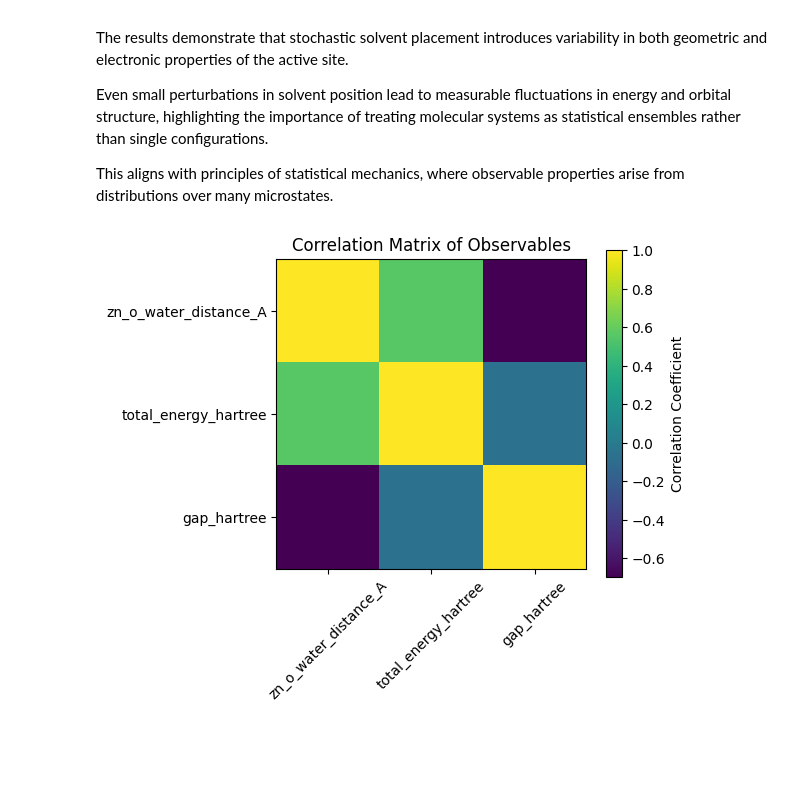
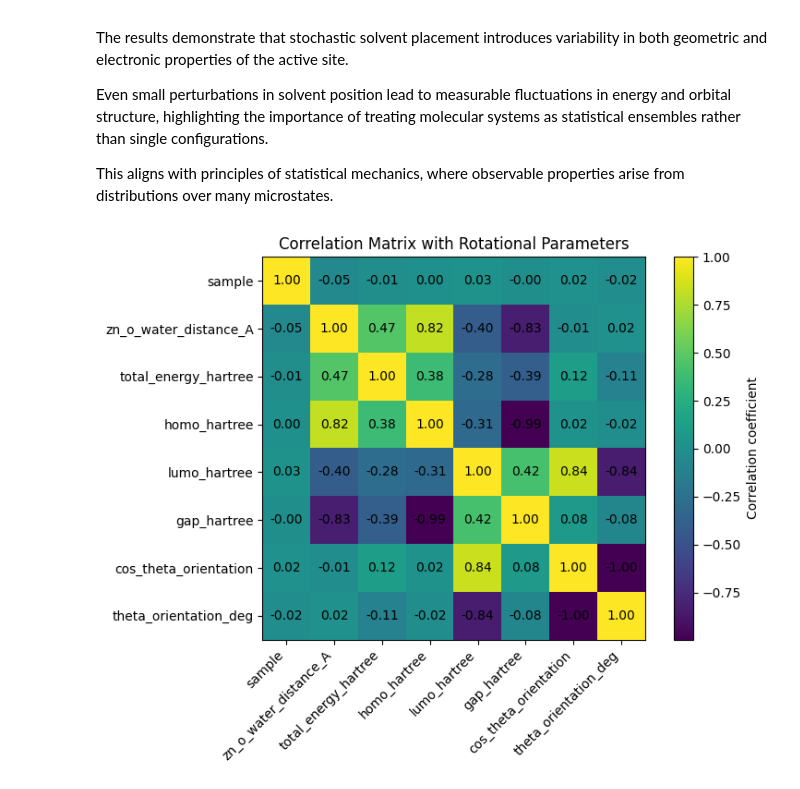
Before and after one commit to kaylajrox/pyscf-active-site-initial-tests, a Jupyter notebook: water-statistical-analysis.ipynb, the cells around one changed output. Saved outputs shown, nothing was run; the diff lists cells and outputs as text; code cells hidden in the pictures; blank space fills up the shorter version.

Commit message:
water rotational orientation analysis added

```diff
--- a/water-statistical-analysis.ipynb
+++ b/water-statistical-analysis.ipynb
@@ -19,3 +20,7 @@ import pandas as pd
+# %%
+def angle_between(v1, v2):
+    cos_theta = np.dot(v1, v2) / (np.linalg.norm(v1) * np.linalg.norm(v2))
+    return np.arccos(np.clip(cos_theta, -1.0, 1.0))
 # %% [markdown]
 ## Main User Config of the system and sampling parameters
 There are several parameters that can be adjusted to explore different aspects of the system:
@@ -28,7 +33,7 @@ There are several parameters that can be adjusted to explore different aspects o
 # %%
 ROOT_DIR = os.path.dirname(os.path.abspath("__file__"))
 
-USE_XYZ_FILE = True   # True = use .xyz file, False = use Zn-only
+USE_XYZ_FILE = False   # True = use .xyz file, False = use Zn-only
 
 XYZ_FILE = "active_site_202604222145.xyz"
 
@@ -36,14 +41,14 @@ ZN_ONLY_ATOMS = [
     ("Zn", np.array([0.0, 0.0, 0.0]))
 ]
 
-N_SAMPLES = 100          # start small first; increase later
+N_SAMPLES = 500          # start small first; increase later
 BASIS = "lanl2dz"
 XC = "HF"
 
 CHARGE = 0              # change if needed
 SPIN = 0                # 2S = Nalpha - Nbeta
 
-R_MIN = 1.5             # minimum Zn-O(water) distance in Angstrom
+R_MIN = 2.0             # minimum Zn-O(water) distance in Angstrom
 R_MAX = 7.0             # maximum Zn-O(water) distance in Angstrom
 
 OUTPUT_DIR = Path("water_sampling_results")
@@ -721,21 +1055,31 @@ df_clean = df[cols].dropna()
 
 corr = df_clean.corr()
 # %%
+import pandas as pd
 import matplotlib.pyplot as plt
 
-plt.figure(figsize=(6, 5))
+df = pd.DataFrame(results)
 
-plt.imshow(corr, interpolation='nearest')
-plt.colorbar(label="Correlation Coefficient")
+numeric_df = df.select_dtypes(include="number")
+corr = numeric_df.corr()
 
-plt.xticks(range(len(corr.columns)), corr.columns, rotation=45)
-plt.yticks(range(len(corr.index)), corr.index)
+plt.figure(figsize=(8, 6))
+plt.imshow(corr)
+plt.colorbar(label="Correlation coefficient")
 
-plt.title("Correlation Matrix of Observables")
+plt.xticks(range(len(corr.columns)), corr.columns, rotation=45, ha="right")
+plt.yticks(range(len(corr.columns)), corr.columns)
+
+for i in range(len(corr.columns)):
+    for j in range(len(corr.columns)):
+        plt.text(j, i, f"{corr.iloc[i, j]:.2f}",
+                 ha="center", va="center")
+
+plt.title("Correlation Matrix with Rotational Parameters")
 plt.tight_layout()
 plt.show()
 # %% [output]
-[figure, old version]
+[figure, new version]
 # %%
 from scipy.stats import linregress
 import numpy as np
```
Also changed, not shown: parts of 25 cells of this notebook.
